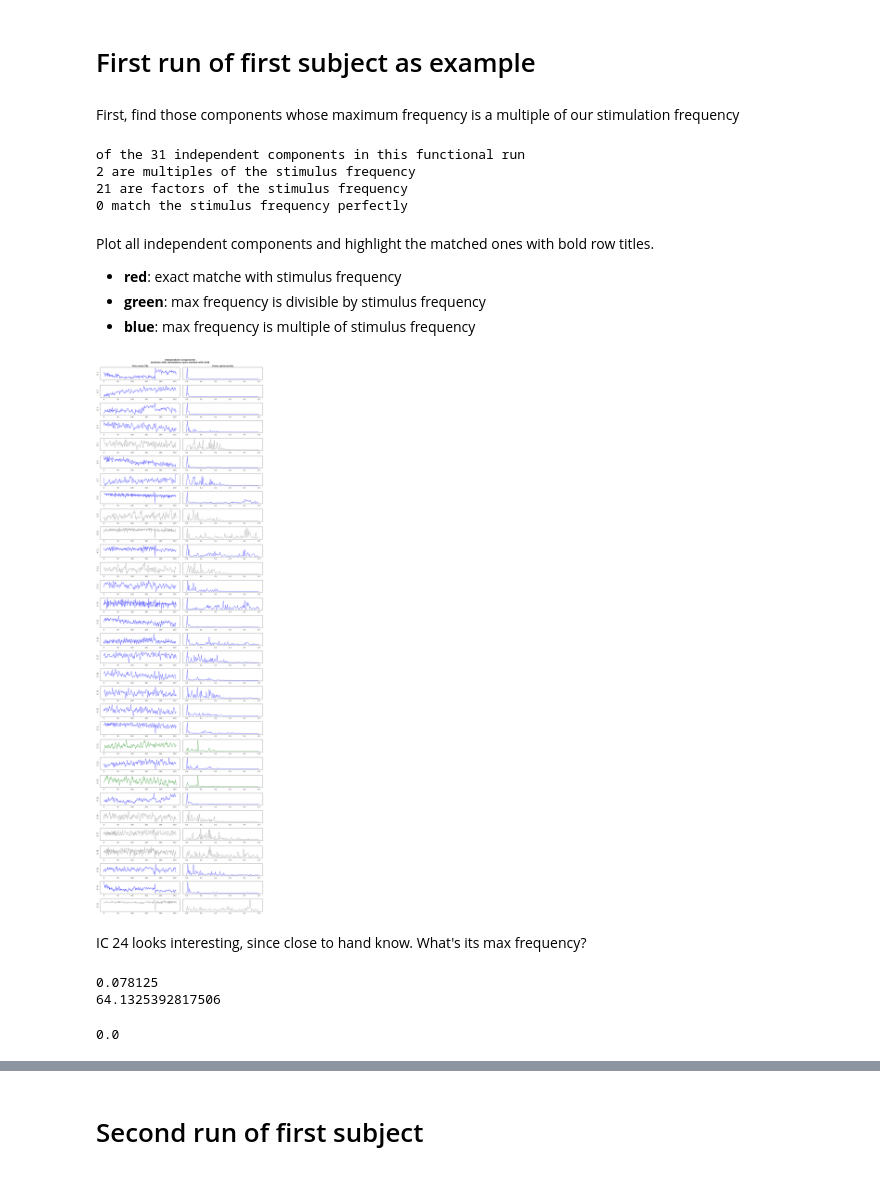
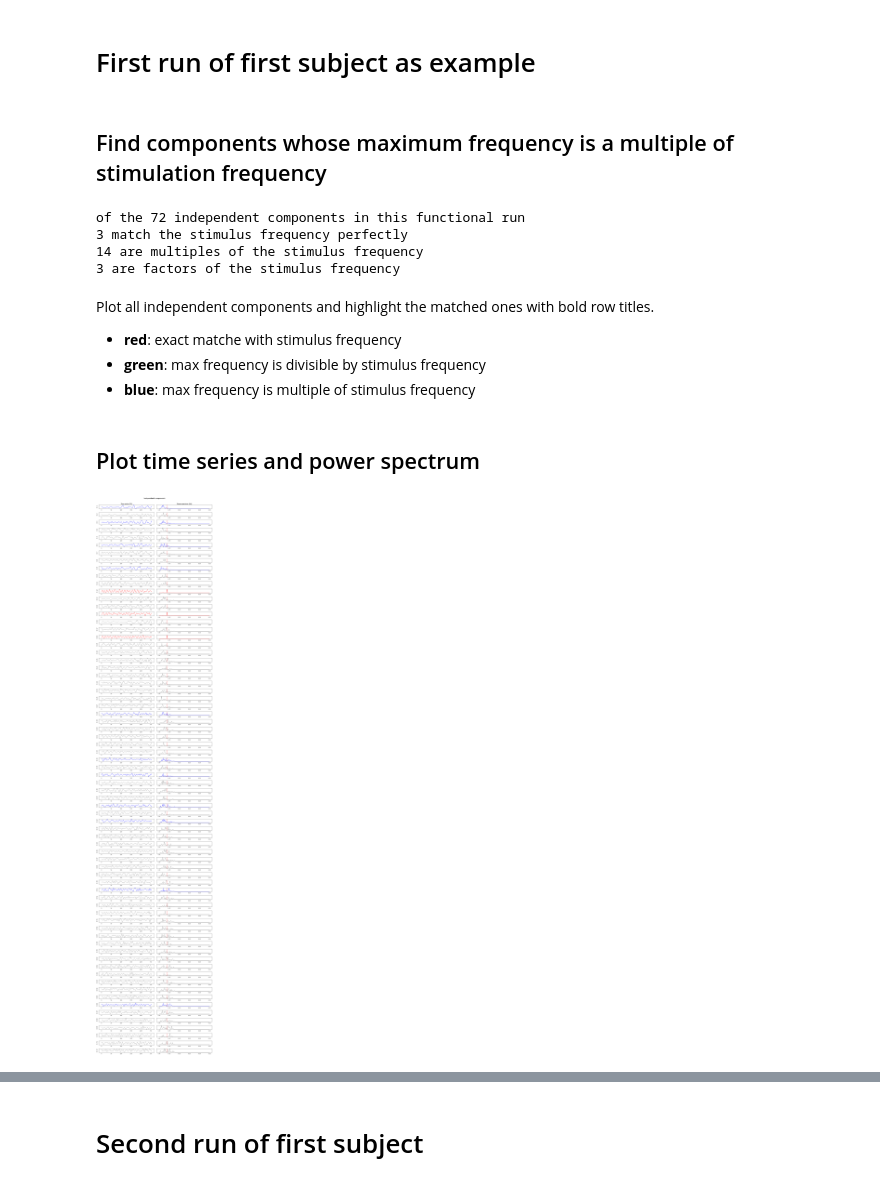
Before and after one commit to oliver-contier/somato_align, a Jupyter notebook: ica/melodic/plot_timeseries_runwise.ipynb, the cells around one changed output, grey strips where cells are left out. Drawn from its saved outputs; the diff is of its cells as text; code cells hidden in the pictures.

Commit message:
reran ica and srm with temporally filtered bold data. temporal filter is part of ica nipype workflow

```diff
--- a/ica/melodic/plot_timeseries_runwise.ipynb
+++ b/ica/melodic/plot_timeseries_runwise.ipynb
@@ -28,11 +28,11 @@ print(ncomps)
 # %% [markdown]
 # First run of first subject as example
 # %%
-ncomps_sub1=31
+ncomps_sub1=ncomps[0]
 melodic_outdir_s1 = '/home/homeGlobal/oli/somato/scratch/ica/MELODIC/melodic_wf_workdir/run_lvl/somato_melodic_wf/melodic/mapflow/_melodic0/'
 #os.path.exists(melodic_outdir_s1)
 # %% [markdown]
-First, find those components whose maximum frequency is a multiple of our stimulation frequency
+## Find components whose maximum frequency is a multiple of stimulation frequency
 # %%
 factors_comps = []
 multiples_comps = []
@@ -42,88 +42,79 @@ for idx, comp_id in enumerate(range(1,ncomps_sub1+1)):
     tsfile = pjoin(melodic_outdir_s1, 'report/t%i.txt' % comp_id)
     ts_arr = np.loadtxt(tsfile)
 
-    frequencies, powerdensities = periodogram(ts_arr)
+    frequencies, powerdensities = periodogram(ts_arr, fs=.5)
     maxid = np.argmax(powerdensities)
     maxfreq, maxpower = frequencies[maxid], powerdensities[maxid]
 
+    if np.isclose(maxfreq, .0390625):
+        exact_comps.append(idx)
     if maxfreq % .0390625 == 0:
         multiples_comps.append(idx)
-    elif .0390625 % maxfreq == 0:
+    if .0390625 % maxfreq == 0:
         factors_comps.append(idx)
-    elif maxfreq == .0390625:
-        exact_comps.append(idx)
+
 
 print("""
 of the %i independent components in this functional run
+%i match the stimulus frequency perfectly
 %i are multiples of the stimulus frequency
 %i are factors of the stimulus frequency
-%i match the stimulus frequency perfectly
 """ % (ncomps_sub1, len(multiples_comps), len(factors_comps), len(exact_comps)))
 # %% [output]
-of the 31 independent components in this functional run
-2 are multiples of the stimulus frequency
-21 are factors of the stimulus frequency
-0 match the stimulus frequency perfectly
+of the 72 independent components in this functional run
+3 match the stimulus frequency perfectly
+14 are multiples of the stimulus frequency
+3 are factors of the stimulus frequency
 # %% [markdown]
 Plot all independent components and highlight the matched ones with bold row titles.
 
 - **red**: exact matche with stimulus frequency
 - **green**: max frequency is divisible by stimulus frequency
 - **blue**: max frequency is multiple of stimulus frequency
+# %% [markdown]
+## Plot time series and power spectrum
 # %%
 # set up figure
+rowheight=1.3
 sns.set(font_scale=1.25, style='white', context='notebook')
-fig, axs = plt.subplots(ncols=2, nrows=ncomps_sub1, figsize=(20,65))
+fig, axs = plt.subplots(ncols=2, nrows=ncomps_sub1, figsize=(20, ncomps_sub1*rowheight))
 
 # iterate through all components
 for comp_id, axis in zip(range(ncomps_sub1), axs):
     # load time series file output from melodic
     tsfile = pjoin(melodic_outdir_s1, 'report/t%i.txt' % (comp_id+1))
     ts_arr = np.loadtxt(tsfile)
     # calculate powerspectrum
-    frequencies, powerdensities = periodogram(ts_arr)
+    frequencies, powerdensities = periodogram(ts_arr, fs=.5)
 
     # set color depending on whether maxfrequency is
     # multiple of or divisible by target frequency
-    if comp_id in multiples_comps:
+    if comp_id in exact_comps:
+        lineplot_kws = {'color': 'red'}
+    elif comp_id in multiples_comps:
         lineplot_kws = {'color': 'green'}
     elif comp_id in factors_comps:
         lineplot_kws = {'color': 'blue'}
-    elif comp_id in exact_comps:
-        lineplot_kws = {'color': 'red'}
     else:
         lineplot_kws = {'color': 'grey'}
 
     # plot ts and powerspectrum
     sns.lineplot(y=ts_arr, x=range(len(ts_arr)), ax=axis[0], **lineplot_kws)
     sns.lineplot(y=powerdensities, x=frequencies, ax=axis[1], **lineplot_kws)
 
     # set row title
     axis[0].set_ylabel('IC %i' % (comp_id+1), rotation=90)
     # remove y ticks for less clutter
     axis[0].set_yticklabels([])
     axis[1].set_yticklabels([])
+
+    # draw line for stimulation cycle frequency
+    axis[1].axvline(0.0390625, color='red', linestyle='--')
+
 # set titles for the two rows
 axs[0][0].set_title('Time series [TR]', fontweight='bold')
 axs[0][1].set_title('Power spectrum [Hz]', fontweight='bold')
-fig.suptitle('Independent components\nmatches with stimulation cycle marked with bold', fontweight='bold', y=1.008)
+fig.suptitle('Independent components', fontweight='bold', y=1.008)
 fig.tight_layout()
 # %% [output]
-[figure, old version]
+[figure, new version]
-# %% [markdown]
-IC 24 looks interesting, since close to hand know. What's its max frequency?
-# %%
-tsfile = pjoin(melodic_outdir_s1, 'report/t24.txt')
-ts_arr = np.loadtxt(tsfile)
-frequencies, powerdensities = periodogram(ts_arr)
-maxid = np.argmax(powerdensities)
-maxfreq, maxpower = frequencies[maxid], powerdensities[maxid]
-print(maxfreq)
-print(maxpower)
-# %% [output]
-0.078125
-64.1325392817506
-# %%
-0.078125 % .0390625
-# %% [output]
-0.0
```
Also changed, not shown: parts of 8 cells of this notebook, 5 other files.
